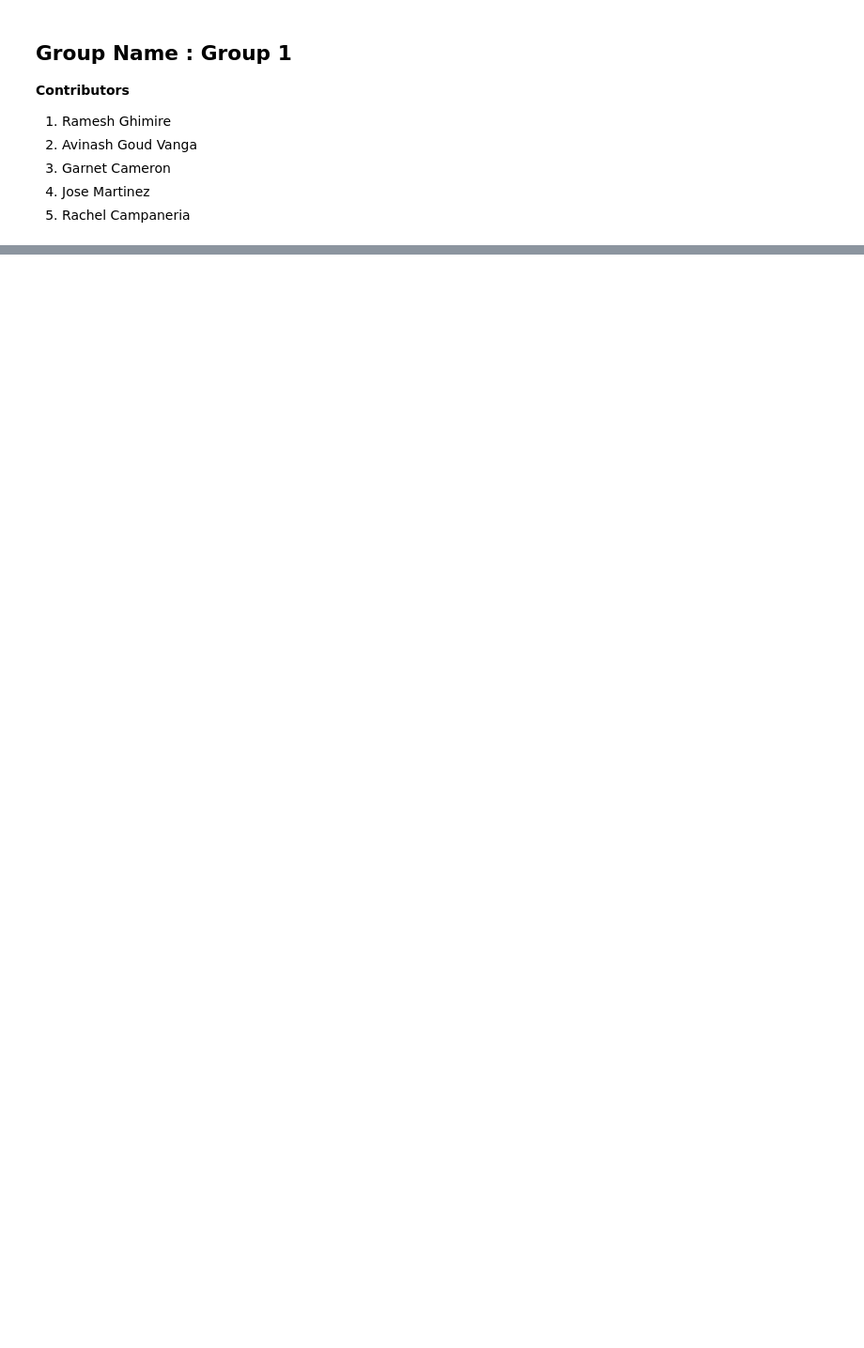
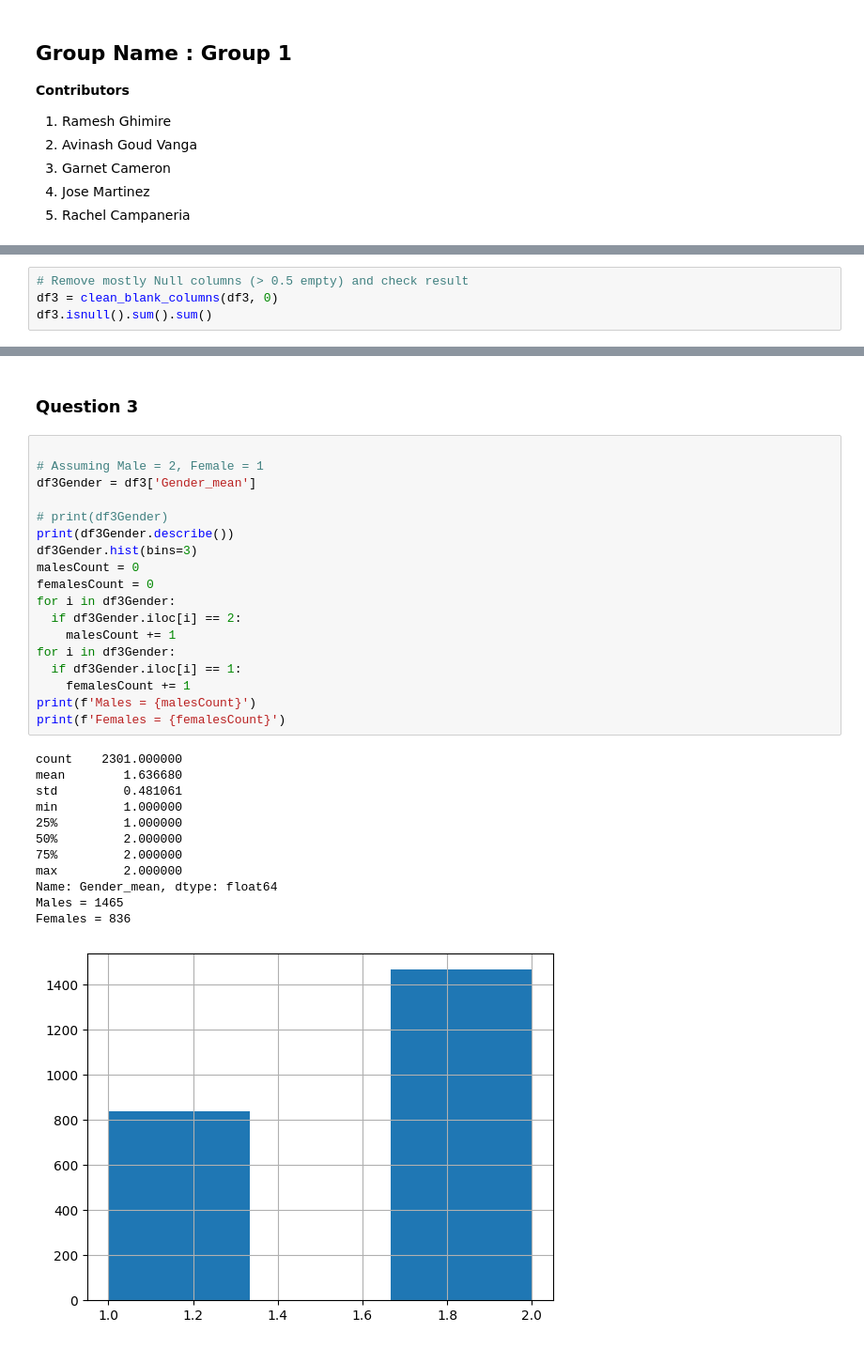
Before and after one commit to rghimre3/BCIS-5110-Programming-for-Business-Analytics, a Jupyter notebook: Group_Project_BCIS_5110_(Summer_2,_2023).ipynb, the cells around one changed output, grey strips where cells are left out. Shown at 94% size. Saved outputs shown, nothing was run; the diff lists cells and outputs as text; blank space fills up the shorter version.

```diff
--- a/Group_Project_BCIS_5110_(Summer_2,_2023).ipynb
+++ b/Group_Project_BCIS_5110_(Summer_2,_2023).ipynb
@@ -60,0 +153,4 @@ FIXME
+# %%
+# Remove mostly Null columns (> 0.5 empty) and check result
+df3 = clean_blank_columns(df3, 0)
+df3.isnull().sum().sum()
@@ -60,0 +332,33 @@ FIXME
+# %% [markdown]
+### Question 3
+# %%
+
+# Assuming Male = 2, Female = 1
+df3Gender = df3['Gender_mean']
+
+# print(df3Gender)
+print(df3Gender.describe())
+df3Gender.hist(bins=3)
+malesCount = 0
+femalesCount = 0
+for i in df3Gender:
+  if df3Gender.iloc[i] == 2:
+    malesCount += 1
+for i in df3Gender:
+  if df3Gender.iloc[i] == 1:
+    femalesCount += 1
+print(f'Males = {malesCount}')
+print(f'Females = {femalesCount}')
+# %% [output]
+count    2301.000000
+mean        1.636680
+std         0.481061
+min         1.000000
+25%         1.000000
+50%         2.000000
+75%         2.000000
+max         2.000000
+Name: Gender_mean, dtype: float64
+Males = 1465
+Females = 836
+[figure, added]
```
Also changed, not shown: parts of 49 cells of this notebook.
